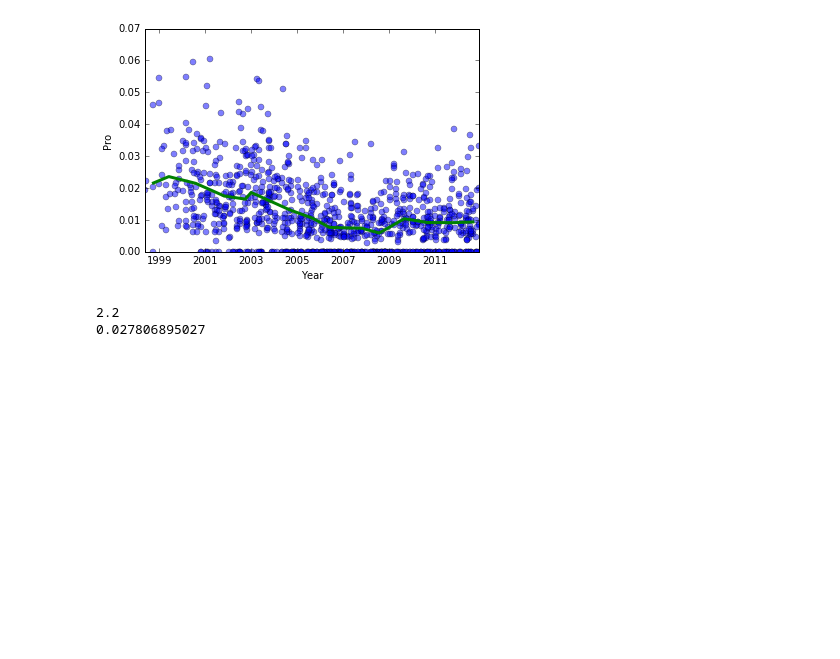
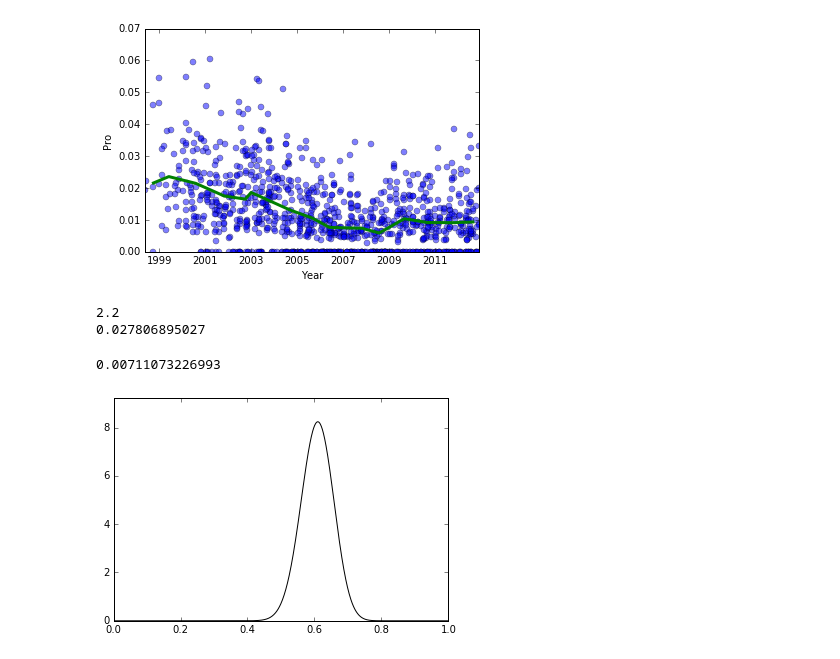
Before and after one commit to melancholymans/cookbook, a Jupyter notebook: IPythonCookBook.ipynb, the cells around one changed output. Drawn from its saved outputs; the diff is of its cells as text; code cells hidden in the pictures; blank space fills up the shorter version.

```diff
--- a/IPythonCookBook.ipynb
+++ b/IPythonCookBook.ipynb
@@ -777,0 +784,12 @@ print(pval)
+# %%
+posterior = lambda n,h,q:((n+1)*st.binom(n,q).pmf(h))
+n = 100
+h = 61
+q = np.linspace(0.0,1.0,1000)
+d = posterior(n,h,q)
+plt.plot(q,d,'-k')
+plt.ylim(0,d.max()+1)
+print(sci.misc.comb(n,h)*pow(0.5,h)*pow(0.5,n-h))
+# %% [output]
+0.00711073226993
+[figure, added]
```
Also changed, not shown: parts of 8 cells of this notebook.
